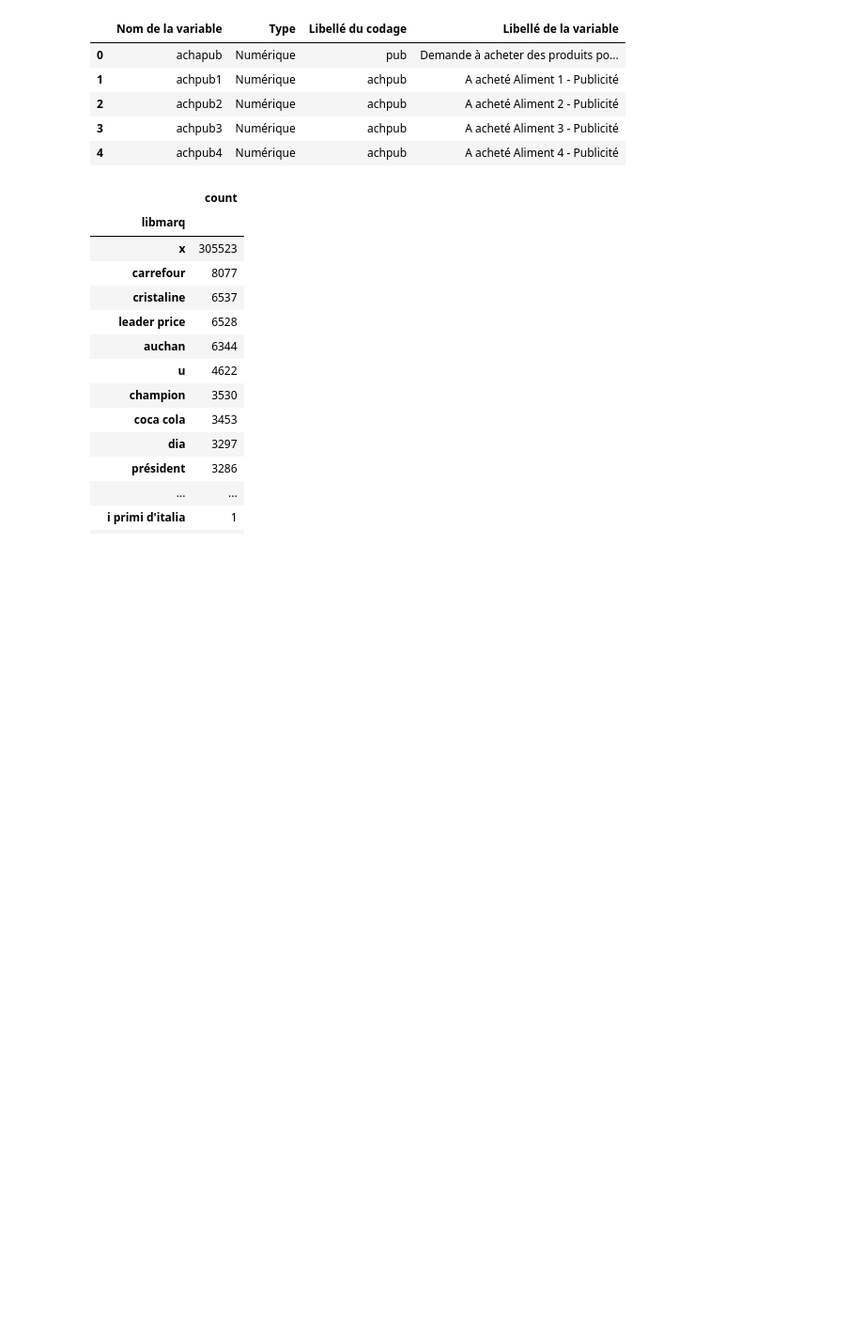
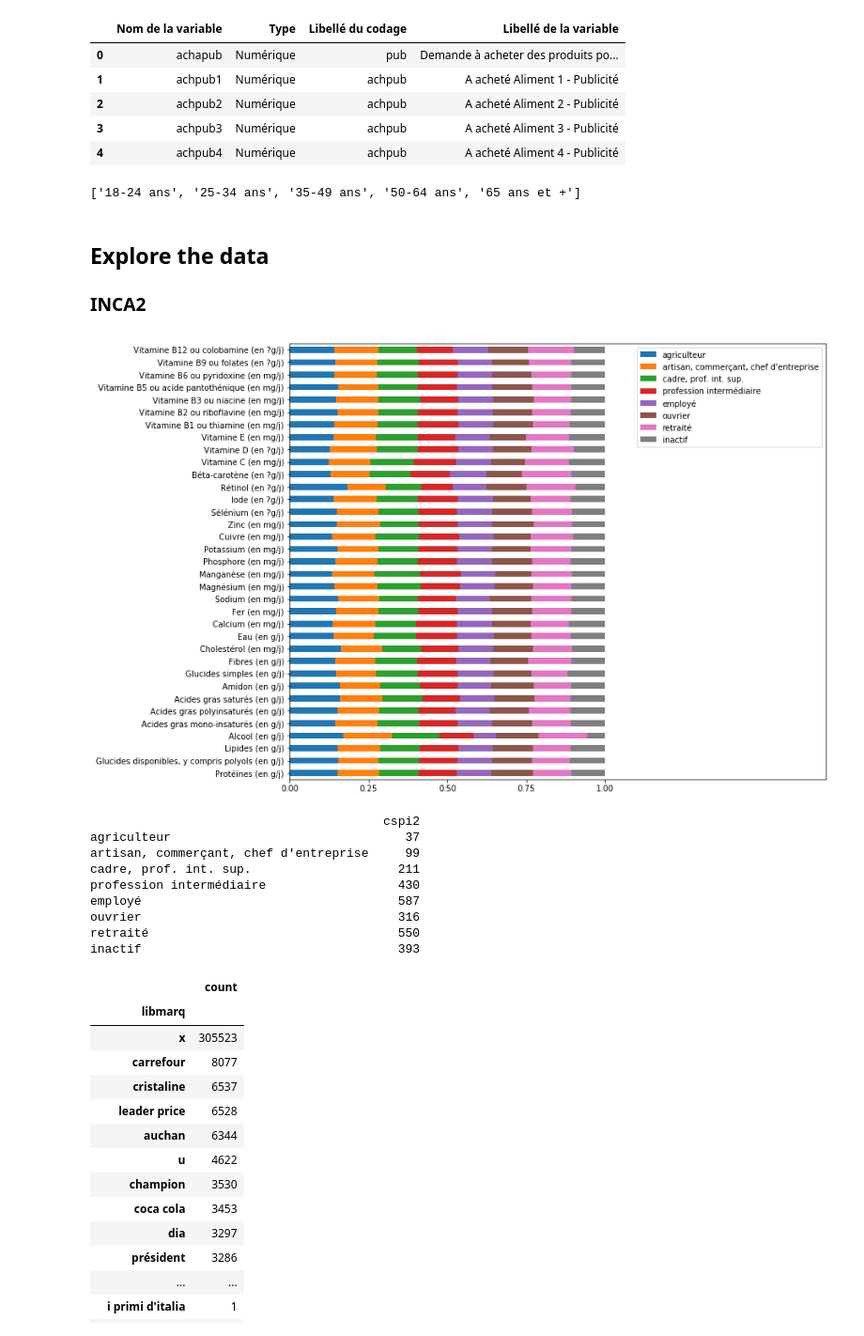
Before and after one commit to KingOfCola/ADAX-project, a Jupyter notebook: project/notebook/projectTests.ipynb, the cells around one changed output. Shown at 94% size. Saved outputs shown, nothing was run; the diff lists cells and outputs as text; code cells hidden in the pictures; blank space fills up the shorter version.

```diff
--- a/project/notebook/projectTests.ipynb
+++ b/project/notebook/projectTests.ipynb
@@ -12,7 +12,7 @@ from pyspark.sql.functions import *
 
 OFF_API_PATH = "https://world.openfoodfacts.org/{}.json"
 OFF_API_QUERY_PATH = "https://world.openfoodfacts.org/cgi/search.pl?{}&page_size=1000&action=process&json=1"
-figsize=(10, 6)
+figsize=(12, 10)
 
 dfConso = pd.read_csv("../data/Table_conso.csv", sep=";", encoding="ansi")
 dfIndiv = pd.read_csv("../data/Table_indiv.csv", sep=";", encoding="ansi")
@@ -23,8 +23,11 @@ dfIndnut = pd.read_csv("../data/Table_indnut.csv", sep=";", encoding="ansi")
 dfMenage = pd.read_csv("../data/Table_menage_1.csv", sep=";", encoding="ansi")
 dfRepas = pd.read_csv("../data/Table_repas.csv", sep=";", encoding="ansi")
 dfNomenclature = pd.read_csv("../data/Nomenclature_3.csv", sep=";", encoding="ansi")
-dfCorrespondance = pd.read_csv("../data/correspondance_reponses.csv", sep=";", encoding="ansi")
-dfDataNames = pd.read_csv("../data/Data_names_all.csv", sep=";", encoding="ansi")
+dfCorrespondance = pd.concat([pd.read_csv("../data/correspondance_reponses.csv", sep=";", encoding="ansi"), pd.read_csv("../data/correspondance_custom.csv", sep=";", encoding="ansi")])
+dfDataNames = pd.concat([pd.read_csv("../data/Data_names_all.csv", sep=";", encoding="ansi"), pd.read_csv("../data/Data_names_custom.csv", sep=";", encoding="ansi")])
+
+# dfCorrespondance = pd.read_csv("../data/correspondance_reponses.csv", sep=";", encoding="ansi")
+# dfDataNames = pd.read_csv("../data/Data_names_all.csv", sep=";", encoding="ansi")
 # %% [markdown]
 Table_capi_ca.csv
 Table_carnet_ca_1.csv
@@ -88,3 +91,11 @@ def mapDescription(columns):
     Returns the description of the columns signification.
     """
     return [findDescription(column) for column in columns]
+# %%
+dfIndivO18 = dfIndiv[dfIndiv["tage"]>=4]
+print(mapCorrespondances([i for i in range(4, 9)], "tage"))
+# %% [output]
+['18-24 ans', '25-34 ans', '35-49 ans', '50-64 ans', '65 ans et +']
+# %% [markdown]
+## Explore the data
+### INCA2
@@ -91,3 +127,45 @@ def mapDescription(columns):
+# %%
+# listCSP = mapAllCorrespondances("cspi")
+# print(listCSP)
+# dfIndivO18["cspi"].apply(lambda x : findCorrespondance(x, "cspi"))
+def exploreNut_compareMeans(varOfInterest):
+    """Probably very similar to plotMeanValues()."""
+    dfNutIndivO18 = dfIndnut.merge(dfIndivO18, left_on="nomen", right_on="nomen", how="inner")
+    numFeatures = ["nutj{}".format(i) for i in range(4, 29)]\
+                + ["nutj{}".format(i) for i in range(30, 40)]
+#                 + ["poidsm", "taille", "tele", "intense_j", "modere_j", "marche_j"]
+    featuresNames = mapDescription(numFeatures)
+    nutMeans = dfNutIndivO18.groupby(varOfInterest).mean()[numFeatures]
+    nutMeans.columns = featuresNames
+    nutMeans /= nutMeans.sum(axis=0)
+    nutMeans = nutMeans.swapaxes(0, 1)
+    nutMeans.columns = mapCorrespondances(nutMeans.columns, varOfInterest)
+
+    ax = nutMeans.plot.barh(stacked=True, figsize=figsize, xticks = [0, 0.25, 0.5, 0.75, 1])
+    ax.set_xlim([0, 1.7])
+    ax.legend(loc=1)
+    plt.show()
+
+def countDistribution(varOfInterest):
+    countVOI = dfIndivO18[[varOfInterest]].groupby(varOfInterest)\
+                                        .agg({varOfInterest:"count"})
+    countVOI.index = mapCorrespondances(countVOI.index, varOfInterest)
+    print(countVOI)
+
+
+exploreNut_compareMeans("cspi2")
+countDistribution('cspi2')
+# %% [output]
+[figure, added]
+                                        cspi2
+agriculteur                                37
+artisan, commerçant, chef d'entreprise     99
+cadre, prof. int. sup.                    211
+profession intermédiaire                  430
+employé                                   587
+ouvrier                                   316
+retraité                                  550
+inactif                                   393
 # %%
 marqCounts = dfConso\
     .groupby("libmarq")\
```
Also changed, not shown: parts of 1 cell of this notebook, 2 other files.
